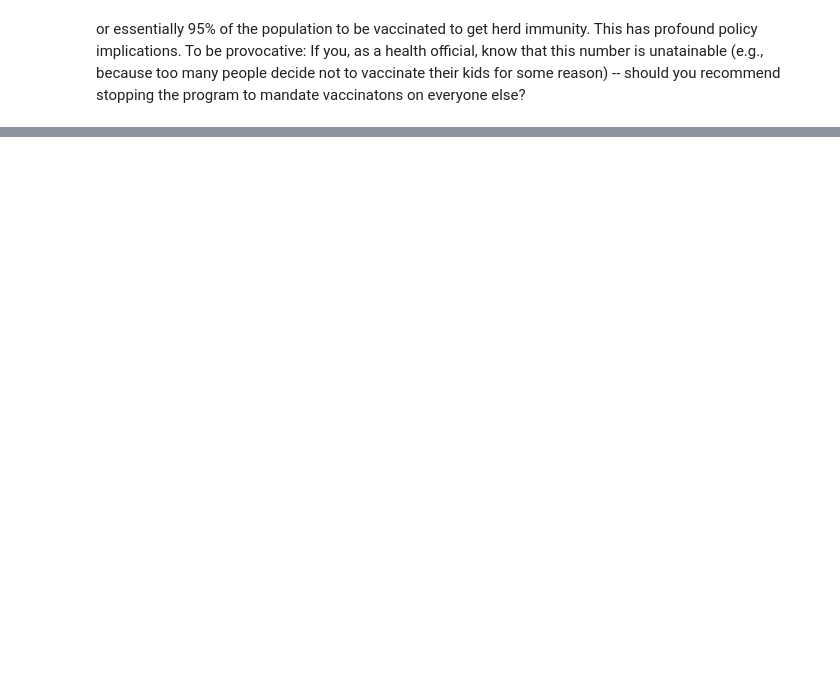
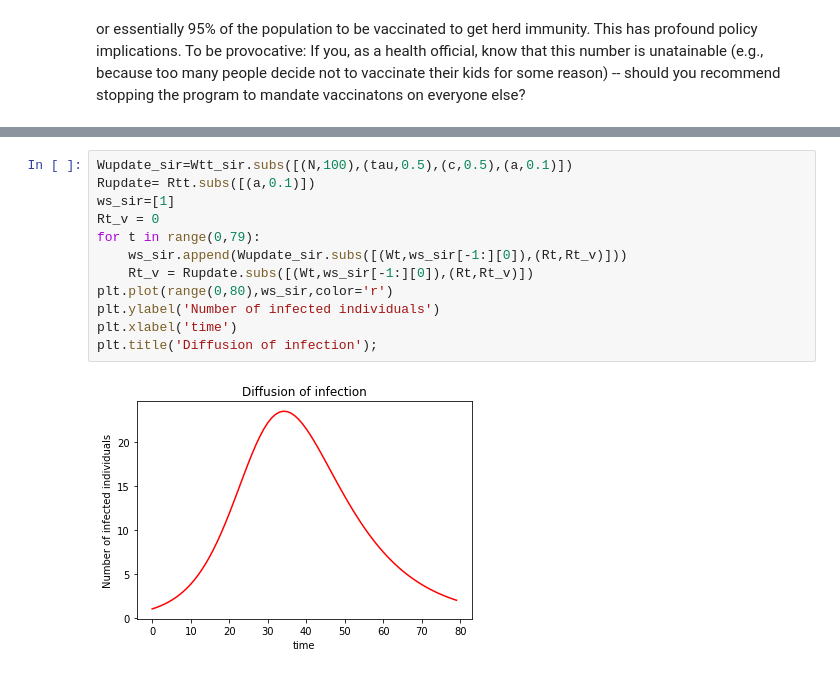
Before and after one commit to ehud/Notes, a Jupyter notebook: SIS-Model.ipynb, the cells around one changed output, grey strips where cells are left out. Drawn from its saved outputs; the diff is of its cells as text; blank space fills up the shorter version.

```diff
--- a/SIS-Model.ipynb
+++ b/SIS-Model.ipynb
@@ -145,0 +193,14 @@ To be provocative: If you, as a health official, know that this number is unatai
+# %%
+Wupdate_sir=Wtt_sir.subs([(N,100),(tau,0.5),(c,0.5),(a,0.1)])
+Rupdate= Rtt.subs([(a,0.1)])
+ws_sir=[1]
+Rt_v = 0
+for t in range(0,79):
+    ws_sir.append(Wupdate_sir.subs([(Wt,ws_sir[-1:][0]),(Rt,Rt_v)]))
+    Rt_v = Rupdate.subs([(Wt,ws_sir[-1:][0]),(Rt,Rt_v)])
+plt.plot(range(0,80),ws_sir,color='r')
+plt.ylabel('Number of infected individuals')
+plt.xlabel('time')
+plt.title('Diffusion of infection');
+# %% [output]
+[figure, added]
```
Also changed, not shown: parts of 24 cells of this notebook.
